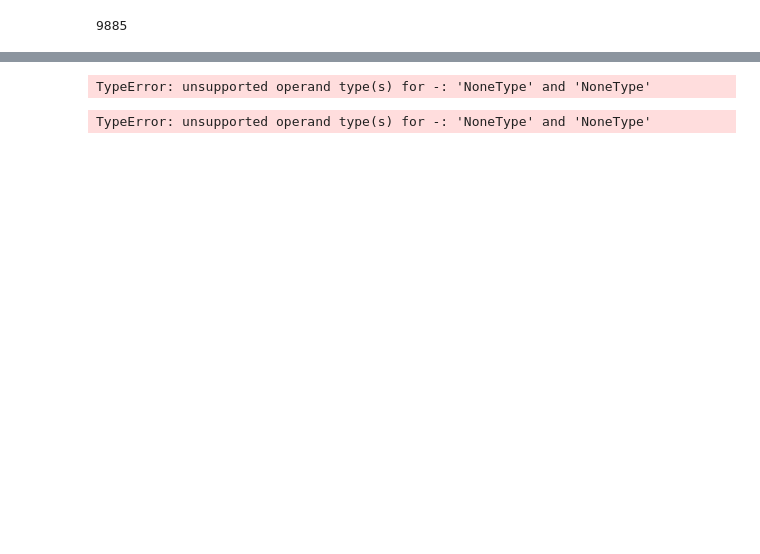
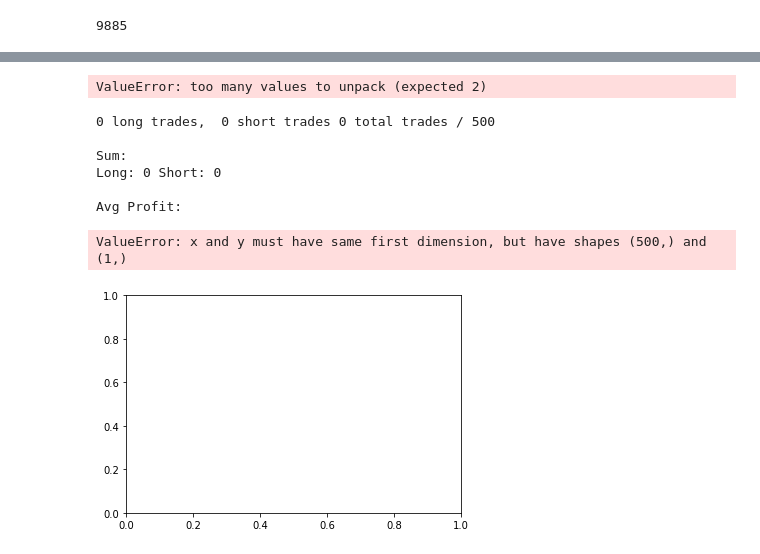
Before and after one commit to ThiloReintjes/DeepStock, a Jupyter notebook: Jupyter Notebooks/Train Notebook.ipynb, the cells around one changed output, grey strips where cells are left out. Cells and saved outputs as stored; diff of their text form; code cells hidden in the pictures; blank space fills up the shorter version.

```diff
--- a/Jupyter Notebooks/Train Notebook.ipynb
+++ b/Jupyter Notebooks/Train Notebook.ipynb
@@ -239,8 +246,8 @@ Std dev y: 61.82370558987527 Std dev acc: 61.82370558987527
 # %%
 if model.hparams["label_type"]  is "real":
     n = 100
-    trader = DecisionMaker.DecisionMaker()
-    pred_norm, pred = trader.show_last_n_days_real(model, dataset, n)
+    trader = DecisionMaker
+    pred_norm, pred = trader.last_n_days(model, dataset, n, model.hparams["label_type"])
 
     label_norm = [d['label'] for d in pred_norm]
     y_hat_norm = [d['predicted'] for d in pred_norm]
@@ -256,11 +263,11 @@ if model.hparams["label_type"]  is "real":
     plt.plot(y, label_norm, y, y_hat_norm)
     plt.show()
 # %% [output]
-TypeError: unsupported operand type(s) for -: 'NoneType' and 'NoneType'
+ValueError: too many values to unpack (expected 2)
 # %%
-n = 75
-trader = DecisionMaker.DecisionMaker()
-pred, long, short = trader.last_n_days(model, dataset, n, model.hparams["label_type"], freshholde=0.01)
+n = 500
+trader = DecisionMaker
+pred, long, short = trader.last_n_days(model, dataset, n, model.hparams["label_type"], threshold=0.01)
 label = [d['label'] for d in pred]
 y_hat = [d['predicted'] for d in pred]
 long_gain = [x["diff"] for x in long]
@@ -268,34 +275,41 @@ short_gain =[x["diff"] for x in short]
 
 print(len(long),"long trades, ", len(short), "short trades", len(long) + len(short), "total trades /",n , "\n")
 
 print("Sum:")
 print("Long:", sum(long_gain), "Short:", sum(short_gain), "\n")
 
 print("Avg Profit:")
 if len(long) > 0:
     print("Long:", sum(long_gain) / len(long), end=' ')
 if len(short) > 0:
     print("Short:", sum(short_gain) / len(short))
 print("\n")
 
 if len(long) > 0:
     long_idx = np.argmax(long_gain)
     print("Best long day:\n", long[long_idx])
     long_idx = np.argmin(long_gain)
     print("Worst long day:\n", long[long_idx], "\n")
 if len(short) > 0:
     short_idx = np.argmin(short_gain)
     print("Best short day:\n", short[short_idx])
     short_idx = np.argmax(short_gain)
     print("Worst short day:\n", short[short_idx])
 
 # plt
 # print(pred["predicted"])
 y = list(range(n))
 plt.plot(y, label, y, y_hat)
 plt.show()
 # %% [output]
-TypeError: unsupported operand type(s) for -: 'NoneType' and 'NoneType'
+0 long trades,  0 short trades 0 total trades / 500
+
+Sum:
+Long: 0 Short: 0
+
+Avg Profit:
+ValueError: x and y must have same first dimension, but have shapes (500,) and (1,)
+[figure, added]
 # %%
 test = [1,2,3,4,5,6]
 
```
Also changed, not shown: parts of 9 cells of this notebook, 32 other files.
